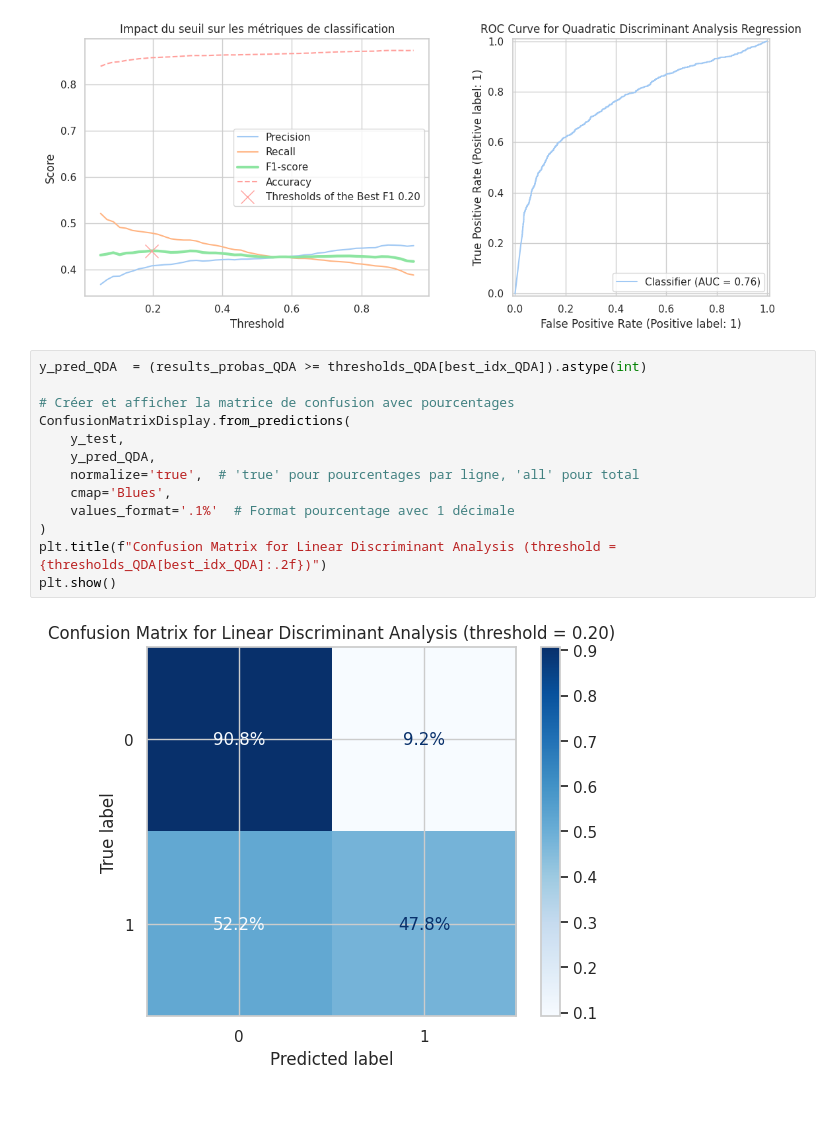
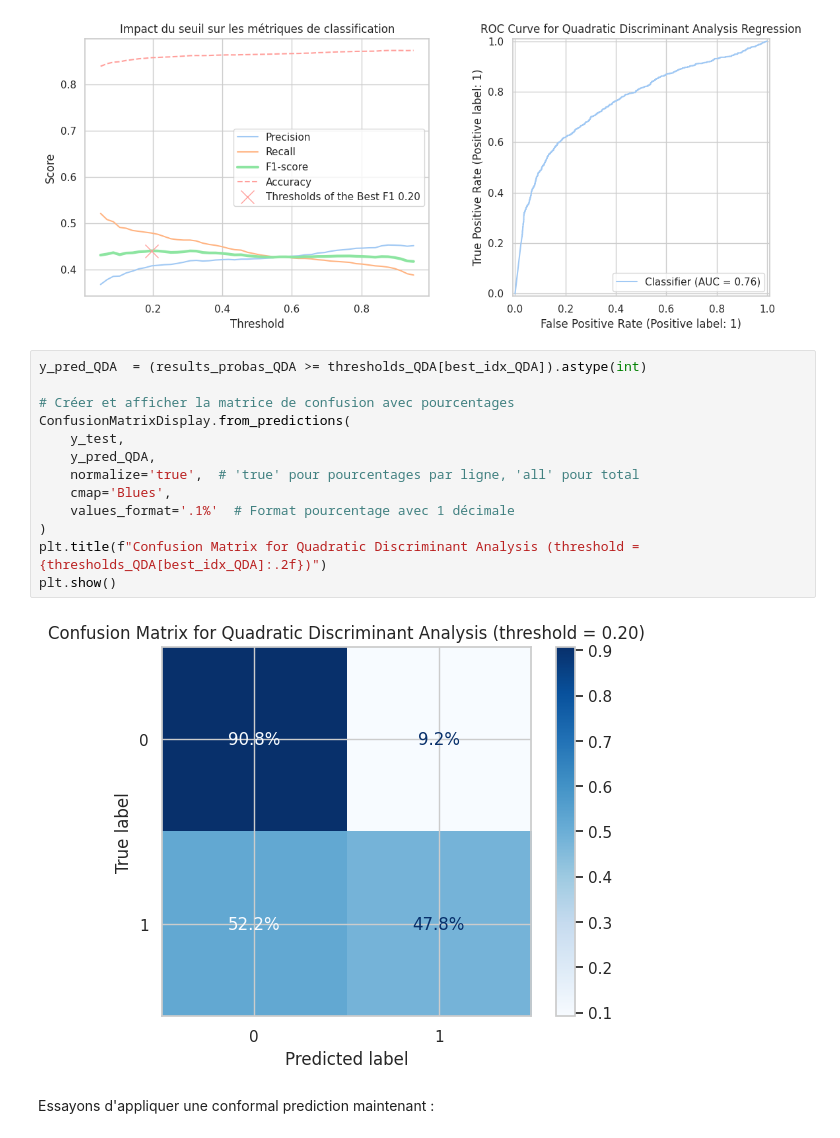
Before and after one commit to Khadija-Ammar/ml-uncertainty-quantification-and-sources, a Jupyter notebook: encodage Dunand + ML.ipynb, the cells around one changed output. Cells and saved outputs as stored; diff of their text form; blank space fills up the shorter version.

Commit message:
"On ajoute un peu de conformal prediction"

```diff
--- a/encodage Dunand + ML.ipynb
+++ b/encodage Dunand + ML.ipynb
@@ -306,15 +442,17 @@ plt.show()
 # %%
 y_pred_QDA  = (results_probas_QDA >= thresholds_QDA[best_idx_QDA]).astype(int)
 
 # Créer et afficher la matrice de confusion avec pourcentages
 ConfusionMatrixDisplay.from_predictions(
     y_test,
     y_pred_QDA,
     normalize='true',  # 'true' pour pourcentages par ligne, 'all' pour total
     cmap='Blues',
     values_format='.1%'  # Format pourcentage avec 1 décimale
 )
-plt.title(f"Confusion Matrix for Linear Discriminant Analysis (threshold = {thresholds_QDA[best_idx_QDA]:.2f})")
+plt.title(f"Confusion Matrix for Quadratic Discriminant Analysis (threshold = {thresholds_QDA[best_idx_QDA]:.2f})")
 plt.show()
 # %% [output]
-[figure, old version]
+[figure, new version]
+# %% [markdown]
+Essayons d'appliquer une conformal prediction maintenant :
```
Also changed, not shown: parts of 6 cells of this notebook.
